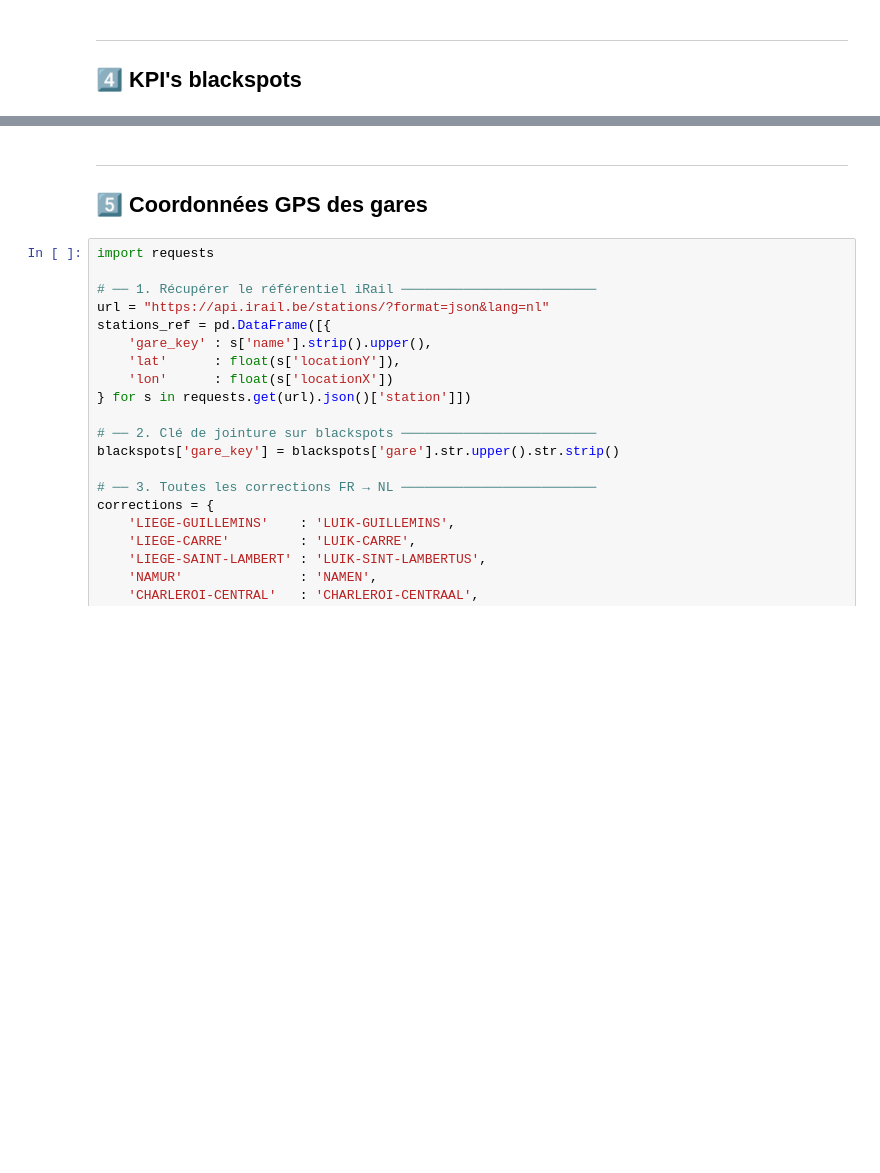
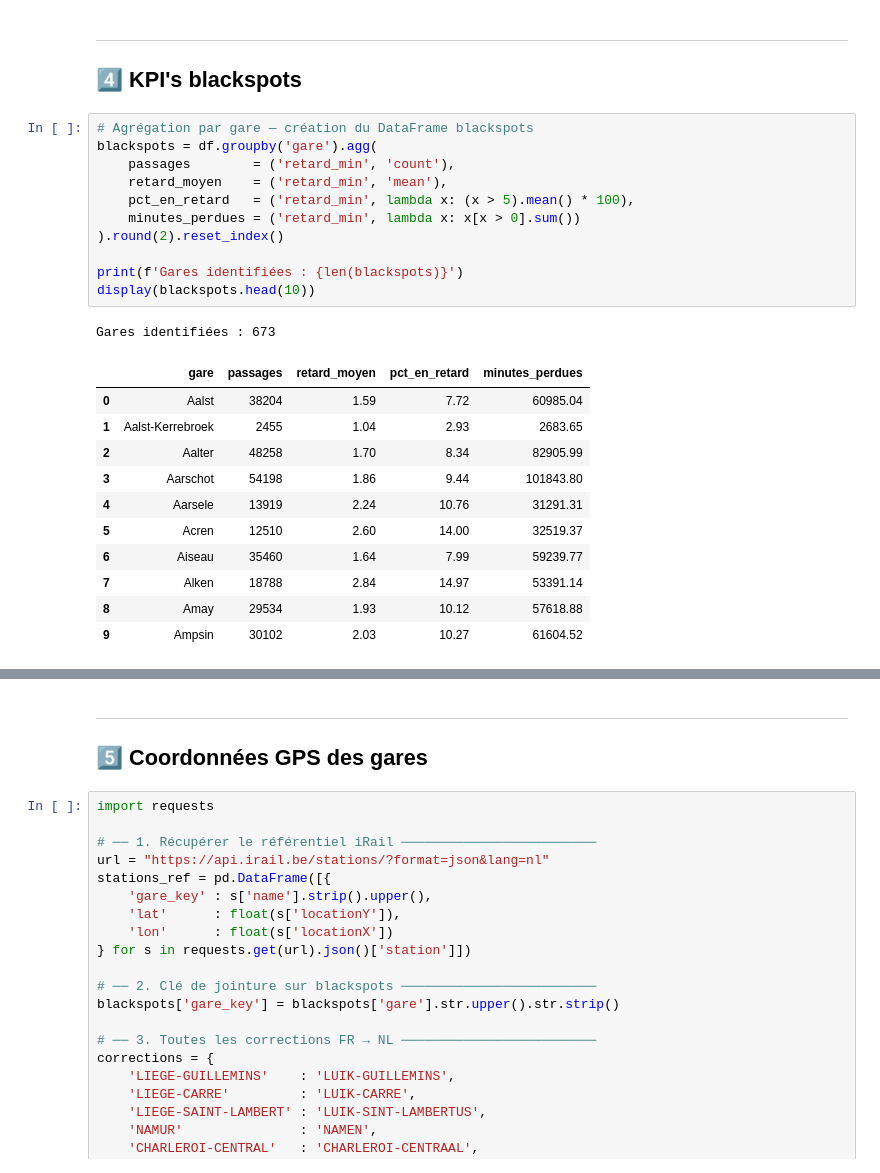
Before and after one commit to Proftg/blackspots-infrabel, a Jupyter notebook: blackspots_infrabel.ipynb, the cells around one changed output, grey strips where cells are left out. Saved outputs shown, nothing was run; the diff lists cells and outputs as text; blank space fills up the shorter version.

```diff
--- a/blackspots_infrabel.ipynb
+++ b/blackspots_infrabel.ipynb
@@ -524,4 +523,28 @@ Colonnes            : ['datdep', 'relation', 'ptcar_no', 'gare', 'line_no_dep',
 # %% [markdown]
 ---
 ## 4️⃣ KPI's blackspots
+# %%
+# Agrégation par gare — création du DataFrame blackspots
+blackspots = df.groupby('gare').agg(
+    passages        = ('retard_min', 'count'),
+    retard_moyen    = ('retard_min', 'mean'),
+    pct_en_retard   = ('retard_min', lambda x: (x > 5).mean() * 100),
+    minutes_perdues = ('retard_min', lambda x: x[x > 0].sum())
+).round(2).reset_index()
+
+print(f'Gares identifiées : {len(blackspots)}')
+display(blackspots.head(10))
+# %% [output]
+Gares identifiées : 673
+|  | gare | passages | retard_moyen | pct_en_retard | minutes_perdues |
+| 0 | Aalst | 38204 | 1.59 | 7.72 | 60985.04 |
+| 1 | Aalst-Kerrebroek | 2455 | 1.04 | 2.93 | 2683.65 |
+| 2 | Aalter | 48258 | 1.70 | 8.34 | 82905.99 |
+| 3 | Aarschot | 54198 | 1.86 | 9.44 | 101843.80 |
+| 4 | Aarsele | 13919 | 2.24 | 10.76 | 31291.31 |
+| 5 | Acren | 12510 | 2.60 | 14.00 | 32519.37 |
+| 6 | Aiseau | 35460 | 1.64 | 7.99 | 59239.77 |
+| 7 | Alken | 18788 | 2.84 | 14.97 | 53391.14 |
+| 8 | Amay | 29534 | 1.93 | 10.12 | 57618.88 |
+| 9 | Ampsin | 30102 | 2.03 | 10.27 | 61604.52 |
 # %%
```
Also changed, not shown: parts of 6 cells of this notebook.
